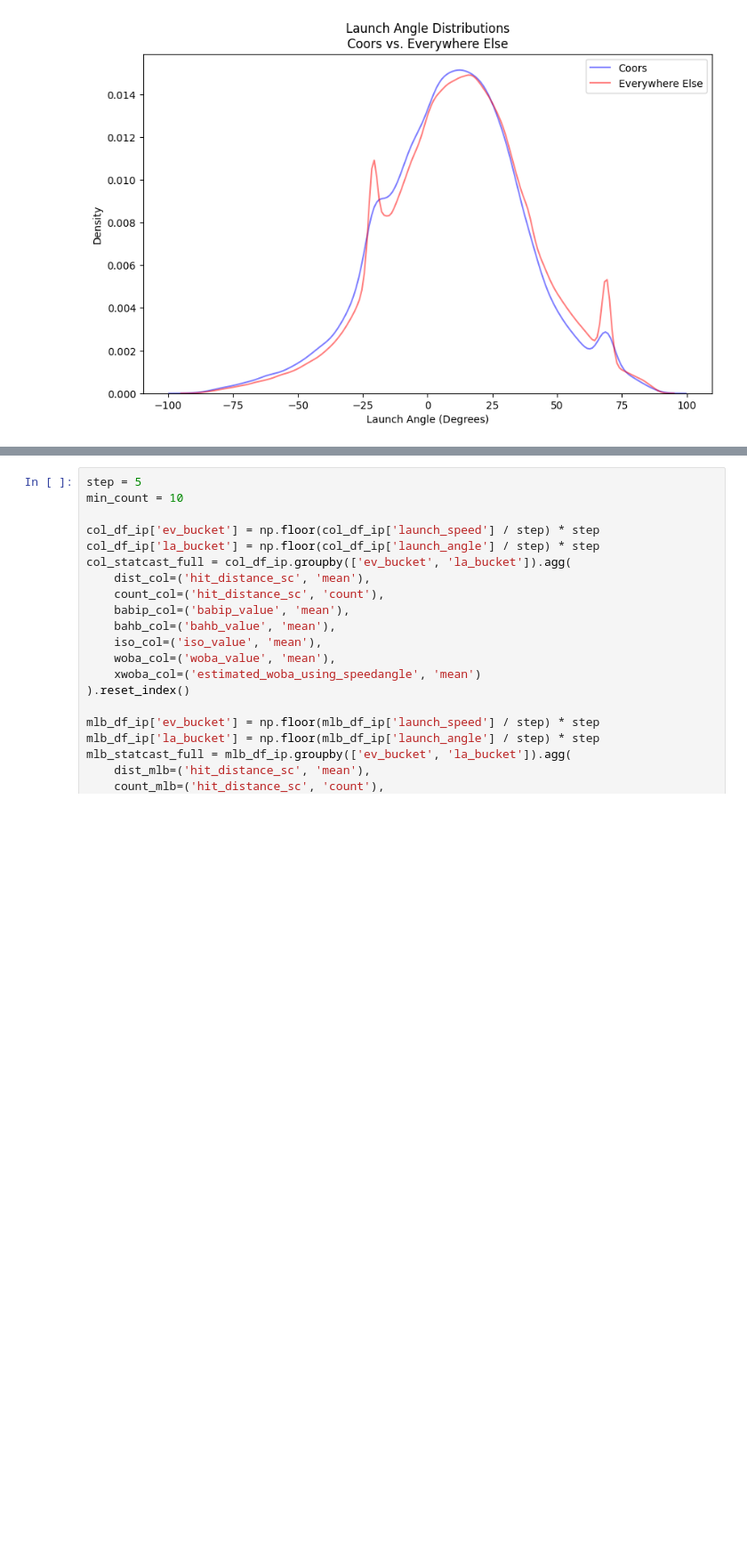
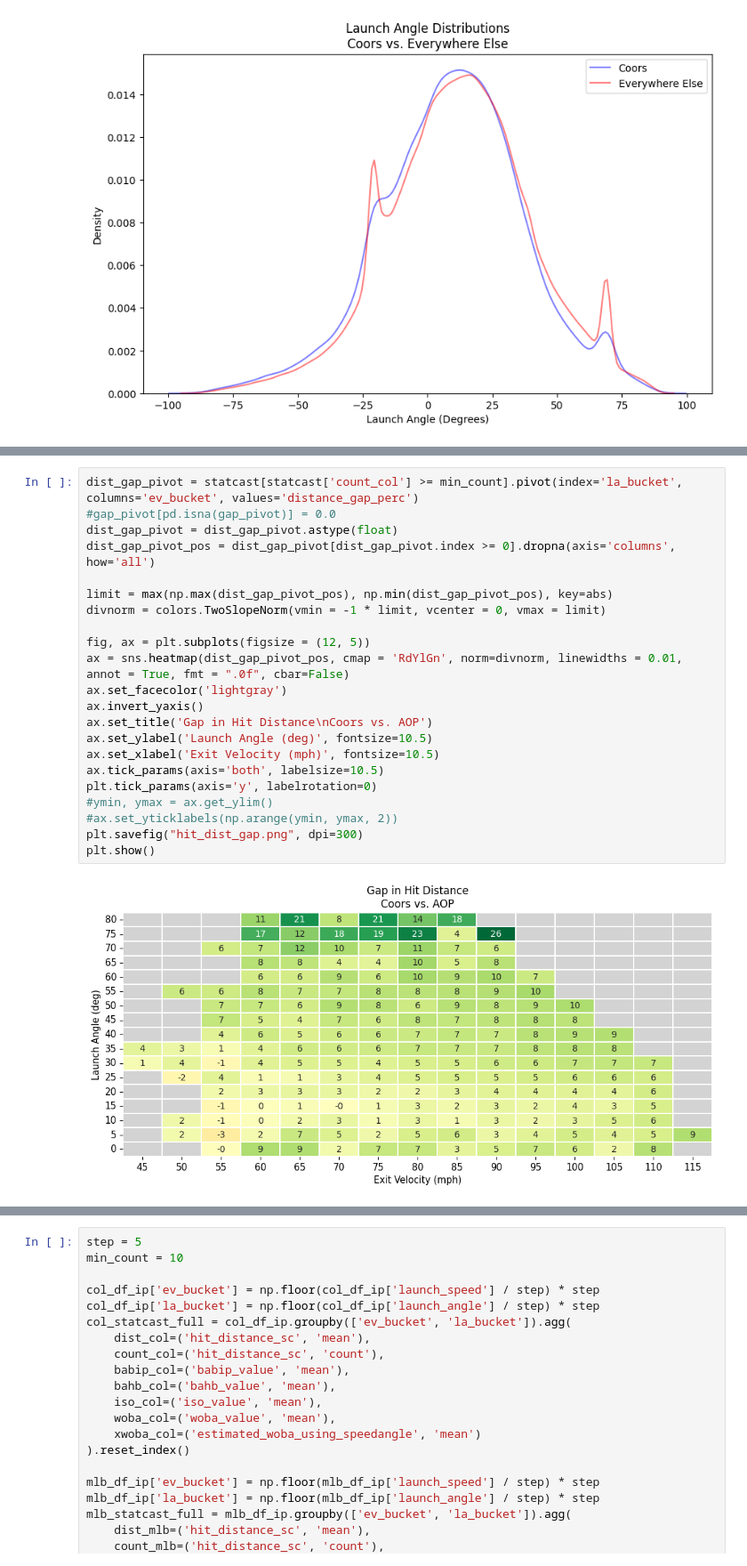
Before and after one commit to skparagas/Coors-Hangover-Effect, a Jupyter notebook: report.ipynb, the cells around one changed output, grey strips where cells are left out. Shown at 89% size. Saved outputs shown, nothing was run; the diff lists cells and outputs as text; blank space fills up the shorter version.

```diff
--- a/report.ipynb
+++ b/report.ipynb
@@ -363,0 +423,24 @@ plt.show()
+# %%
+dist_gap_pivot = statcast[statcast['count_col'] >= min_count].pivot(index='la_bucket', columns='ev_bucket', values='distance_gap_perc')
+#gap_pivot[pd.isna(gap_pivot)] = 0.0
+dist_gap_pivot = dist_gap_pivot.astype(float)
+dist_gap_pivot_pos = dist_gap_pivot[dist_gap_pivot.index >= 0].dropna(axis='columns', how='all')
+
+limit = max(np.max(dist_gap_pivot_pos), np.min(dist_gap_pivot_pos), key=abs)
+divnorm = colors.TwoSlopeNorm(vmin = -1 * limit, vcenter = 0, vmax = limit)
+
+fig, ax = plt.subplots(figsize = (12, 5))
+ax = sns.heatmap(dist_gap_pivot_pos, cmap = 'RdYlGn', norm=divnorm, linewidths = 0.01, annot = True, fmt = ".0f", cbar=False)
+ax.set_facecolor('lightgray')
+ax.invert_yaxis()
+ax.set_title('Gap in Hit Distance\nCoors vs. AOP')
+ax.set_ylabel('Launch Angle (deg)', fontsize=10.5)
+ax.set_xlabel('Exit Velocity (mph)', fontsize=10.5)
+ax.tick_params(axis='both', labelsize=10.5)
+plt.tick_params(axis='y', labelrotation=0)
+#ymin, ymax = ax.get_ylim()
+#ax.set_yticklabels(np.arange(ymin, ymax, 2))
+plt.savefig("hit_dist_gap.png", dpi=300)
+plt.show()
+# %% [output]
+[figure, added]
```
Also changed, not shown: parts of 44 cells of this notebook, 1 other file.
